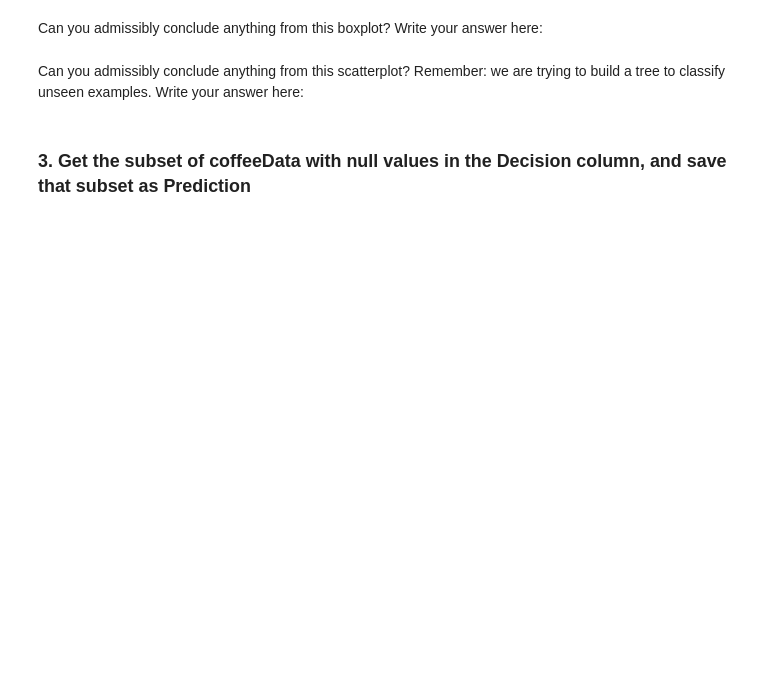
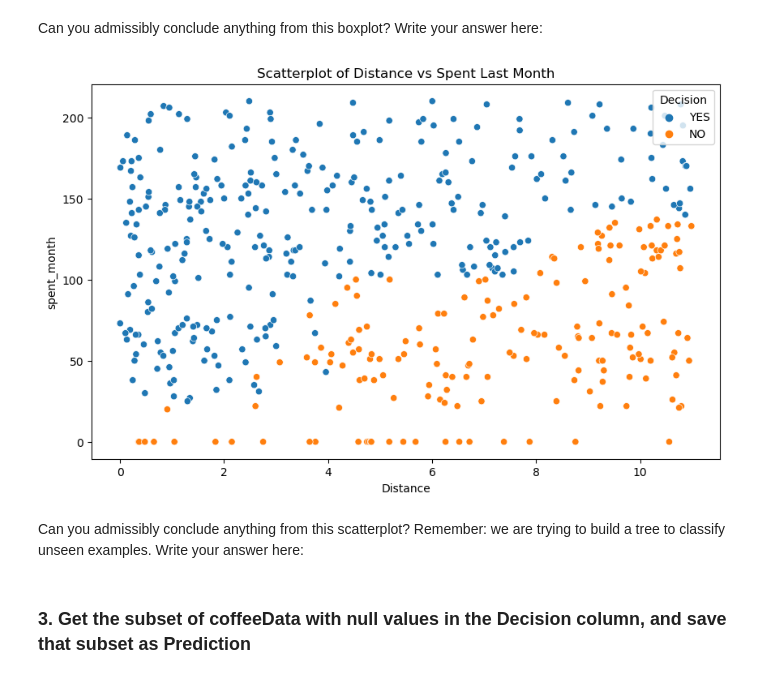
Before and after one commit to lykkelig/Case_Study_RR_Diner_Coffee, a Jupyter notebook: Springboard Decision Tree Specialty Coffee Case Study - Tier 3.ipynb, the cells around one changed output. Saved outputs shown, nothing was run; the diff lists cells and outputs as text; code cells hidden in the pictures; blank space fills up the shorter version.

```diff
--- a/Springboard Decision Tree Specialty Coffee Case Study - Tier 3.ipynb
+++ b/Springboard Decision Tree Specialty Coffee Case Study - Tier 3.ipynb
@@ -280,7 +318,15 @@ _ _ _
 Can you admissibly conclude anything from this boxplot? Write your answer here:
 # %%
 # Make a scatterplot on NOPrediction, where x is distance, y is spent_last_month and hue is Decision
-_ _ _
+plt.figure(figsize=(10, 6))
+sns.scatterplot(x='Distance', y='spent_last_month', hue='Decision', data=NOPrediction)
+plt.title('Scatterplot of Distance vs Spent Last Month')
+plt.xlabel('Distance')
+plt.ylabel('spent_month')
+plt.legend(title='Decision')
+plt.show()
+# %% [output]
+[figure, added]
 # %% [markdown]
 Can you admissibly conclude anything from this scatterplot? Remember: we are trying to build a tree to classify unseen examples. Write your answer here:
 # %% [markdown]
```
Also changed, not shown: parts of 52 cells of this notebook.
